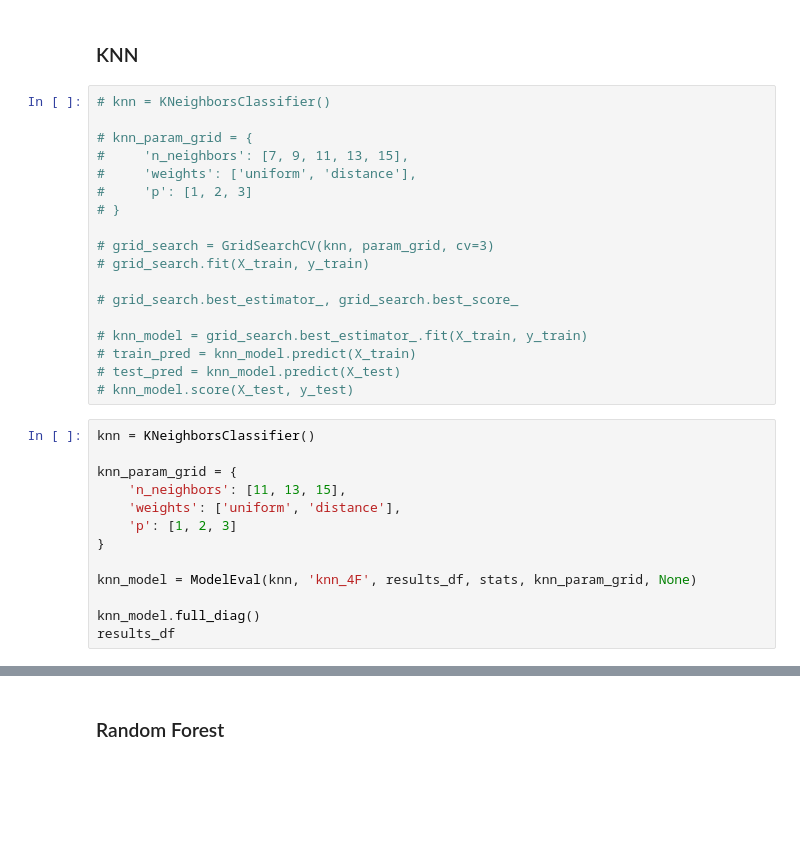
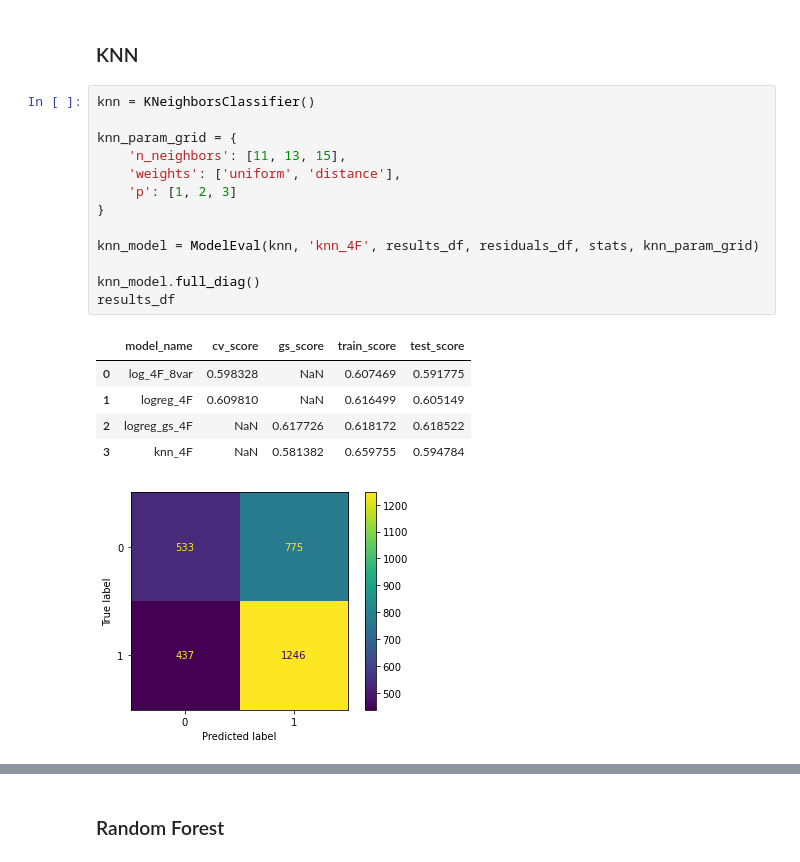
Before and after one commit to luke-lite/NBA-Prediction-Modeling, a Jupyter notebook: four_factor_10_modeling.ipynb, the cells around one changed output, grey strips where cells are left out. Cells and saved outputs as stored; diff of their text form; blank space fills up the shorter version.

```diff
--- a/four_factor_10_modeling.ipynb
+++ b/four_factor_10_modeling.ipynb
@@ -324,36 +310,25 @@ results_df
 ### lots of false positives (model errs toward always choosing home team)
 # %% [markdown]
 ### KNN
-# %%
-# knn = KNeighborsClassifier()
-
-# knn_param_grid = {
-#     'n_neighbors': [7, 9, 11, 13, 15],
-#     'weights': ['uniform', 'distance'],
-#     'p': [1, 2, 3]
-# }
-
-# grid_search = GridSearchCV(knn, param_grid, cv=3)
-# grid_search.fit(X_train, y_train)
-
-# grid_search.best_estimator_, grid_search.best_score_
-
-# knn_model = grid_search.best_estimator_.fit(X_train, y_train)
-# train_pred = knn_model.predict(X_train)
-# test_pred = knn_model.predict(X_test)
-# knn_model.score(X_test, y_test)
 # %%
 knn = KNeighborsClassifier()
 
 knn_param_grid = {
     'n_neighbors': [11, 13, 15],
     'weights': ['uniform', 'distance'],
     'p': [1, 2, 3]
 }
 
-knn_model = ModelEval(knn, 'knn_4F', results_df, stats, knn_param_grid, None)
+knn_model = ModelEval(knn, 'knn_4F', results_df, residuals_df, stats, knn_param_grid)
 
 knn_model.full_diag()
 results_df
+# %% [output]
+|  | model_name | cv_score | gs_score | train_score | test_score |
+| 0 | log_4F_8var | 0.598328 | NaN | 0.607469 | 0.591775 |
+| 1 | logreg_4F | 0.609810 | NaN | 0.616499 | 0.605149 |
+| 2 | logreg_gs_4F | NaN | 0.617726 | 0.618172 | 0.618522 |
+| 3 | knn_4F | NaN | 0.581382 | 0.659755 | 0.594784 |
+[figure, added]
 # %%
 print(knn_model.params_model)
```
Also changed, not shown: parts of 45 cells of this notebook, 1 other file.
